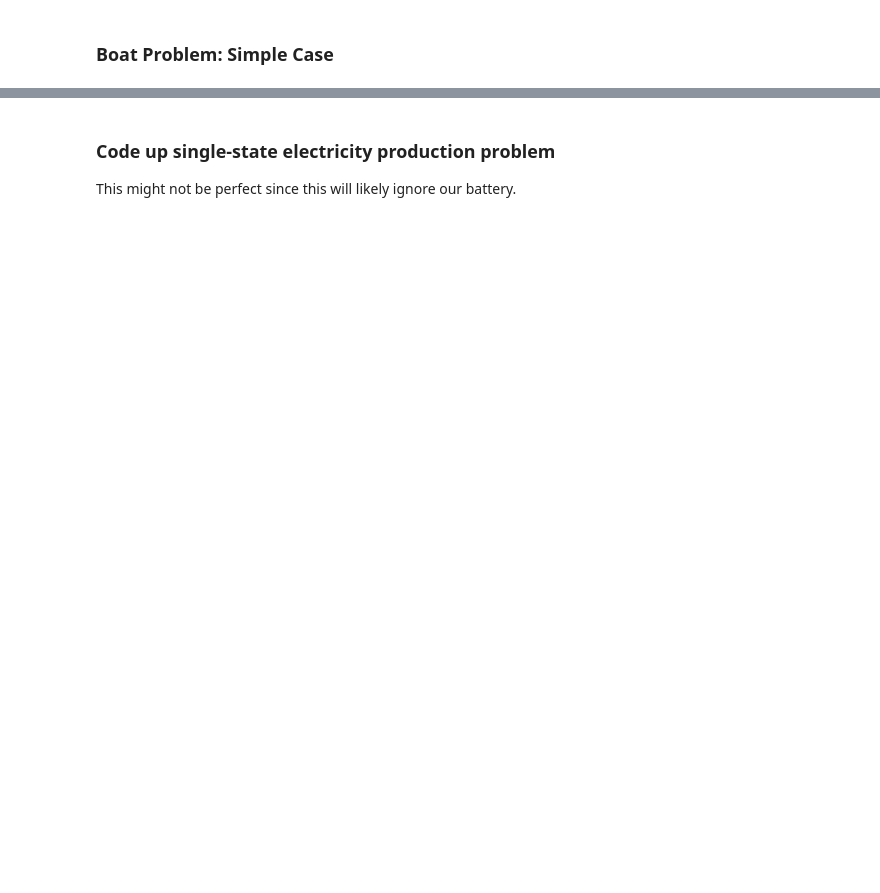
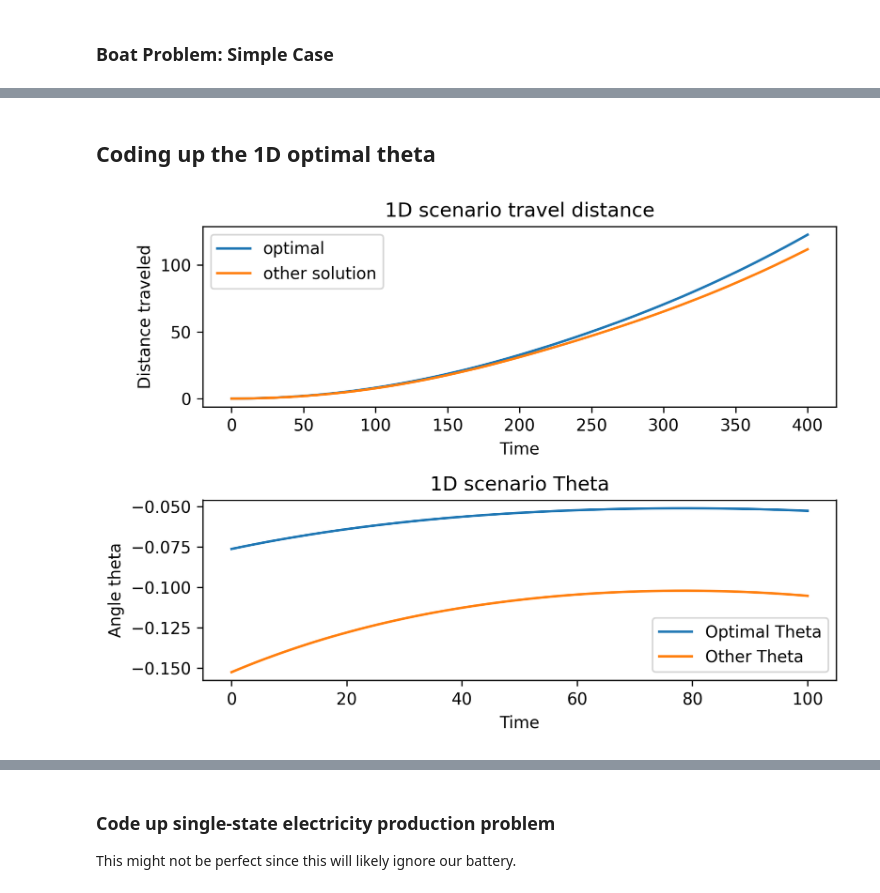
Before and after one commit to abraham-harris/optimized-sailing, a Jupyter notebook: abe_sandbox.ipynb, the cells around one changed output, grey strips where cells are left out. Cells and saved outputs as stored; diff of their text form; code cells hidden in the pictures; blank space fills up the shorter version.

```diff
--- a/abe_sandbox.ipynb
+++ b/abe_sandbox.ipynb
@@ -118,0 +119,2 @@ plt.show()
+# %% [markdown]
+## Coding up the 1D optimal theta
@@ -118,0 +181,26 @@ plt.show()
+# %%
+ts = np.linspace(0,100,1000)
+windx = wind_funcx(ts)
+windy = wind_funcy(ts)
+good_thetas = optimal_theta(windx,windy)
+bad_thetas = bad_theta(windx,windy)
+
+#Plotting Optimal
+plt.subplot(2,1,1)
+plt.plot(sol1.t,sol1.y[0], label = "optimal")
+plt.plot(sol2.t,sol2.y[0], label = "other solution")
+plt.legend()
+plt.ylabel("Distance traveled")
+plt.xlabel("Time")
+plt.title("1D scenario travel distance")
+plt.subplot(2,1,2)
+plt.plot(ts, good_thetas, label = "Optimal Theta")
+plt.plot(ts, bad_thetas, label = "Other Theta")
+plt.ylabel("Angle theta")
+plt.title("1D scenario Theta")
+plt.xlabel("Time")
+plt.legend()
+plt.tight_layout()
+plt.show()
+# %% [output]
+[figure, added]
```
Also changed, not shown: parts of 5 cells of this notebook.
